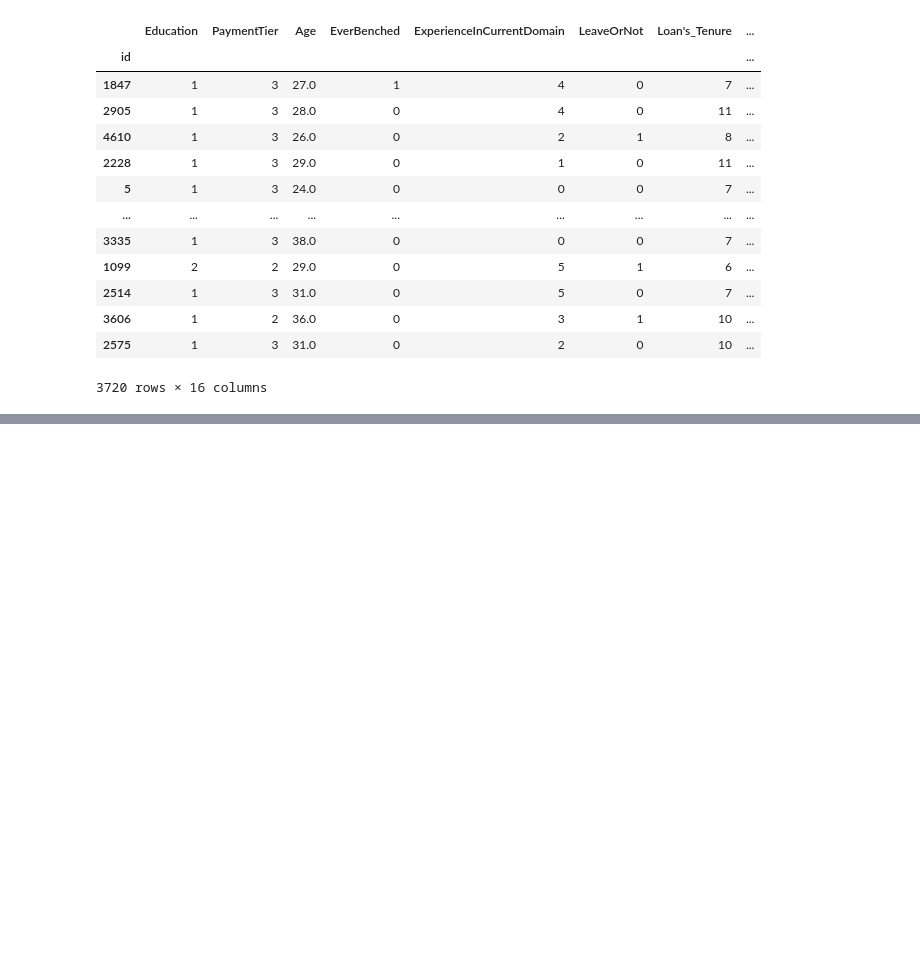
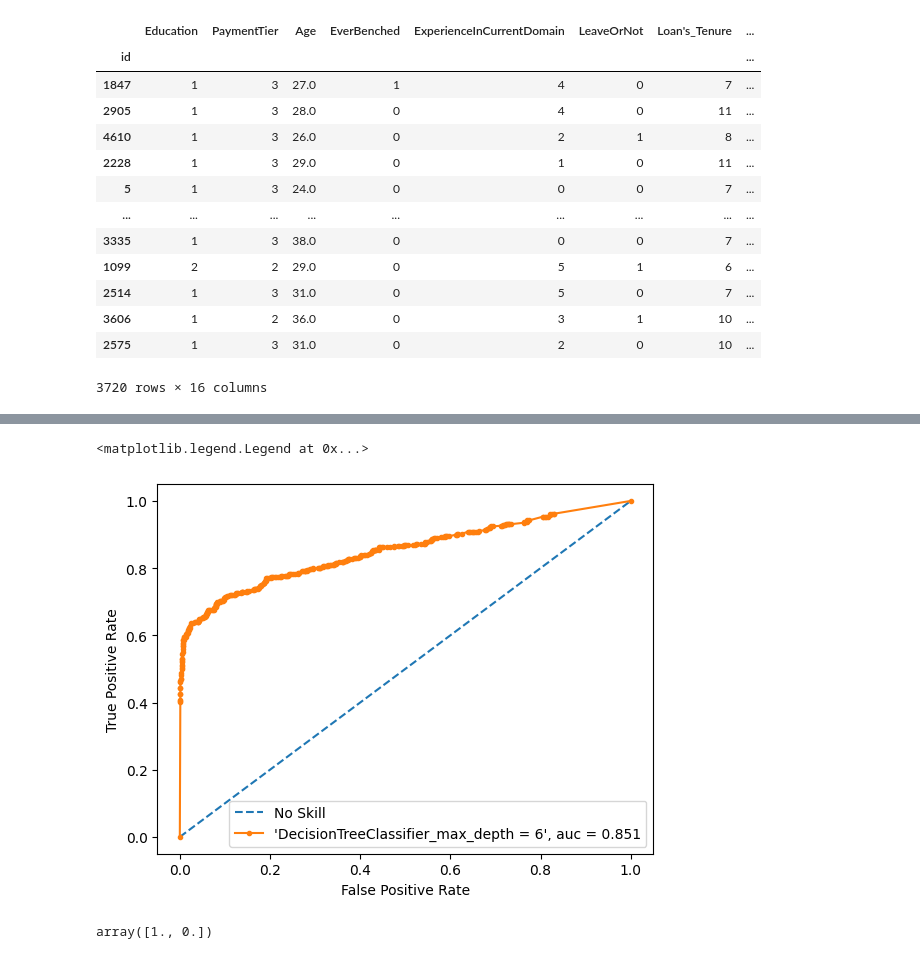
Before and after one commit to Oren-BenA/Classification_project, a Jupyter notebook: Classification_project_Oren.ipynb, the cells around one changed output, grey strips where cells are left out. Saved outputs shown, nothing was run; the diff lists cells and outputs as text; code cells hidden in the pictures; blank space fills up the shorter version.

```diff
--- a/Classification_project_Oren.ipynb
+++ b/Classification_project_Oren.ipynb
@@ -127,3 +130,10 @@ trans_train_data
 scaler = MinMaxScaler()
 scaled_train_data = pd.DataFrame(scaler.fit_transform(trans_train_data), index=trans_train_data.index, columns=trans_train_data.columns)
 # scaled_train_data
+# %%
+# seperating the original train data to X and y:
+X = scaled_train_data.drop(columns = 'LeaveOrNot')
+y = scaled_train_data.LeaveOrNot
+
+# Train_test_split - splitting original train data to train and test data sets
+X_train, X_test, y_train, y_test = train_test_split(X, y, test_size=0.33, random_state=42)
@@ -129,0 +210,43 @@ scaled_train_data = pd.DataFrame(scaler.fit_transform(trans_train_data), index=t
+# %%
+# generate a no skill prediction (majority class)
+ns_probs = [0 for _ in range(len(y_test))]
+
+# model_a
+# model_a = LogisticRegression()
+clf = DecisionTreeClassifier()
+model_a_bagging = BaggingClassifier(estimator = clf, n_estimators= 100)
+
+# fitting the models
+model_a_bagging.fit(X_train, y_train)
+
+# predict probabilities
+a_probas = model_a_bagging.predict_proba(X_test)
+
+# keep probabilities for the positive outcome only
+a_probas = a_probas[:,1]
+
+# calculate rocs auc scores
+a_auc = roc_auc_score(y_test, a_probas)
+
+# calculate roc curves
+ns_fpr, ns_tpr, _ = roc_curve(y_test, ns_probs, pos_label = 1)
+a_fpr, a_tpr, _ = roc_curve(y_test, a_probas, pos_label = 1)
+
+# plot the roc curve for the model
+
+plt.plot(ns_fpr, ns_tpr, linestyle='--', label='No Skill')
+plt.plot(a_fpr, a_tpr, marker='.', label=f"'DecisionTreeClassifier_max_depth = 6', auc = {a_auc:.3f}")
+
+# axis labels
+plt.xlabel('False Positive Rate')
+plt.ylabel('True Positive Rate')
+
+# show the legend
+plt.legend()
+# %% [output]
+<matplotlib.legend.Legend at 0x...>
+[figure, added]
+# %%
+y_test.unique()
+# %% [output]
+array([1., 0.])
```
Also changed, not shown: parts of 6 cells of this notebook.
